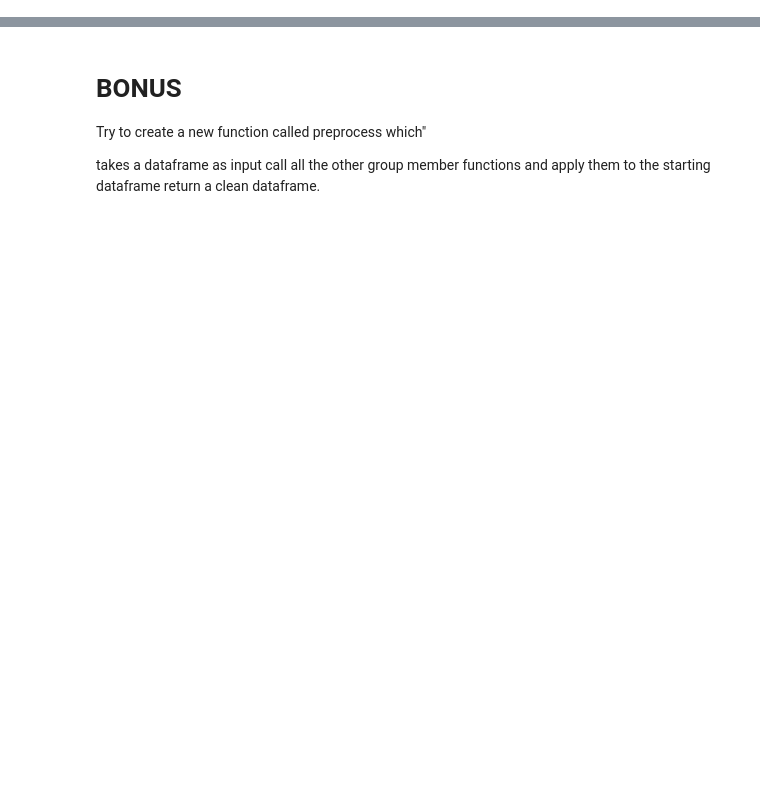
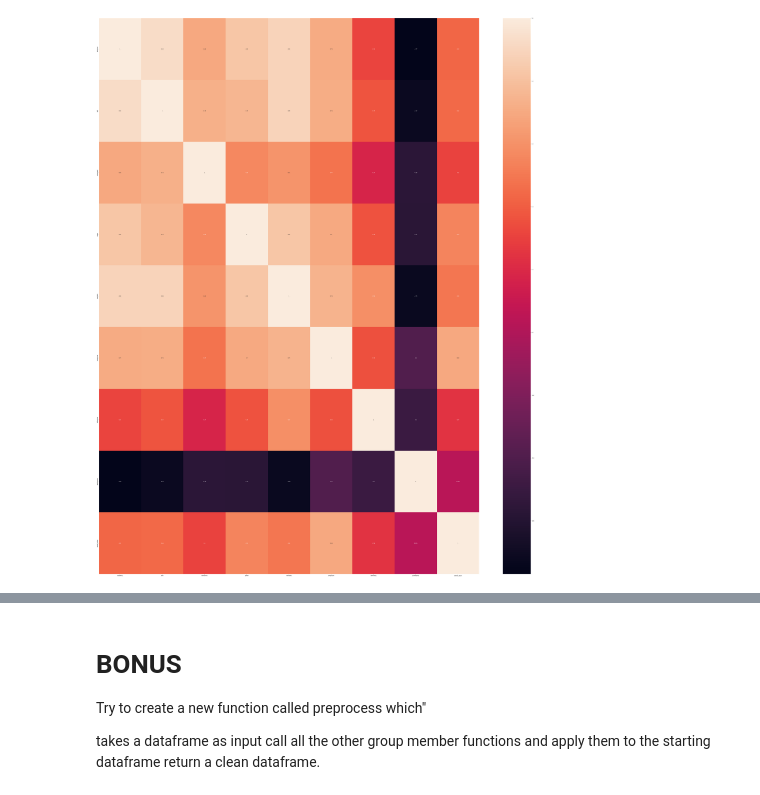
Before and after one commit to SSOCosta/FIFA-21-PROJECT, a Jupyter notebook: FIFA_21_PROJECT.ipynb, the cells around one changed output, grey strips where cells are left out. Drawn from its saved outputs; the diff is of its cells as text; code cells hidden in the pictures; blank space fills up the shorter version.

```diff
--- a/FIFA_21_PROJECT.ipynb
+++ b/FIFA_21_PROJECT.ipynb
@@ -26,9 +74,8 @@ fifa_df
      #'LDM', 'CDM', 'RDM', 'RWB', 'LB', 'LCB', 'CB', 'RCB', 'RB', 'GK',]
 
 columns_to_retain = [
-    'BP', 'Position',
-    'Attacking', 'Skill', 'Movement', 'Power', 'Mentality', 'Composure',
-     'Defending','Goalkeeping', 'OVA']
+    'BP', 'Attacking', 'Skill', 'Movement', 'Power', 'Mentality', 'Composure',
+     'Defending','Goalkeeping','OVA']
 
 
 # Now you can use this list to filter your dataframe:
@@ -111,7 +276,9 @@ correlations
 # %%
-fig, ax=plt.subplots(figsize=(12,15))
+fig, ax=plt.subplots(figsize=(75,90))
 ax=sns.heatmap(num_df.corr(), annot=True)
 plt.show()
+# %% [output]
+[figure, added]
 # %%
 # There seems to be some Mulicolliniarity
 # %%
```
Also changed, not shown: parts of 30 cells of this notebook.
